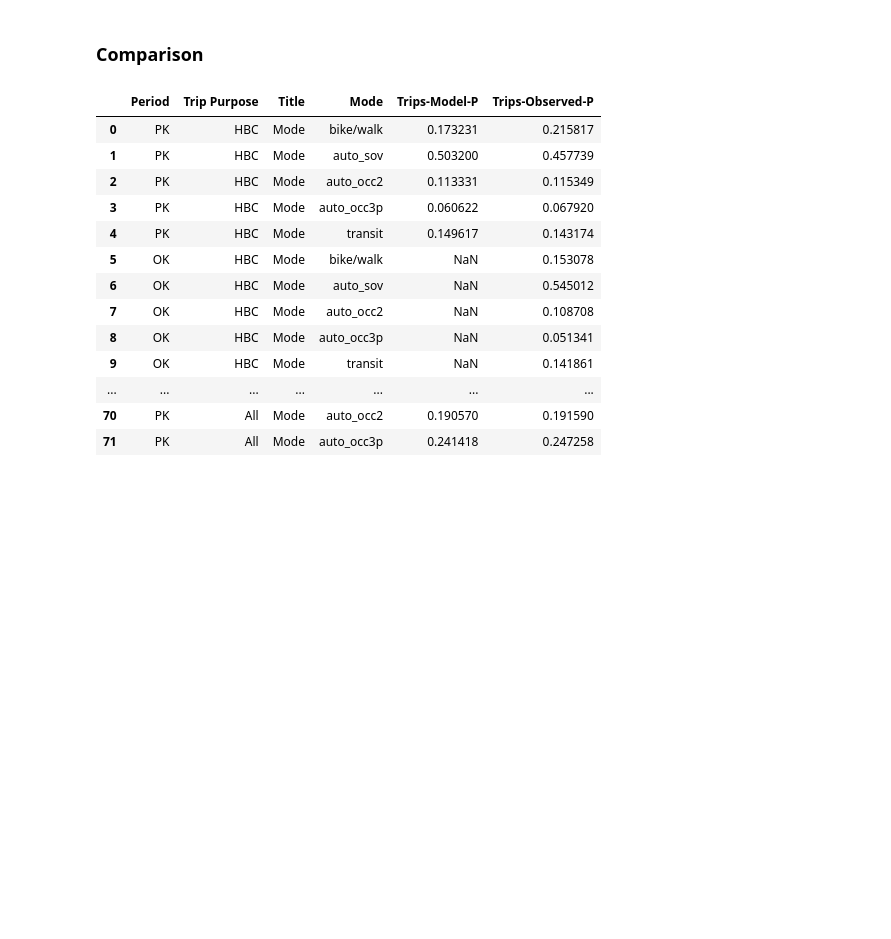
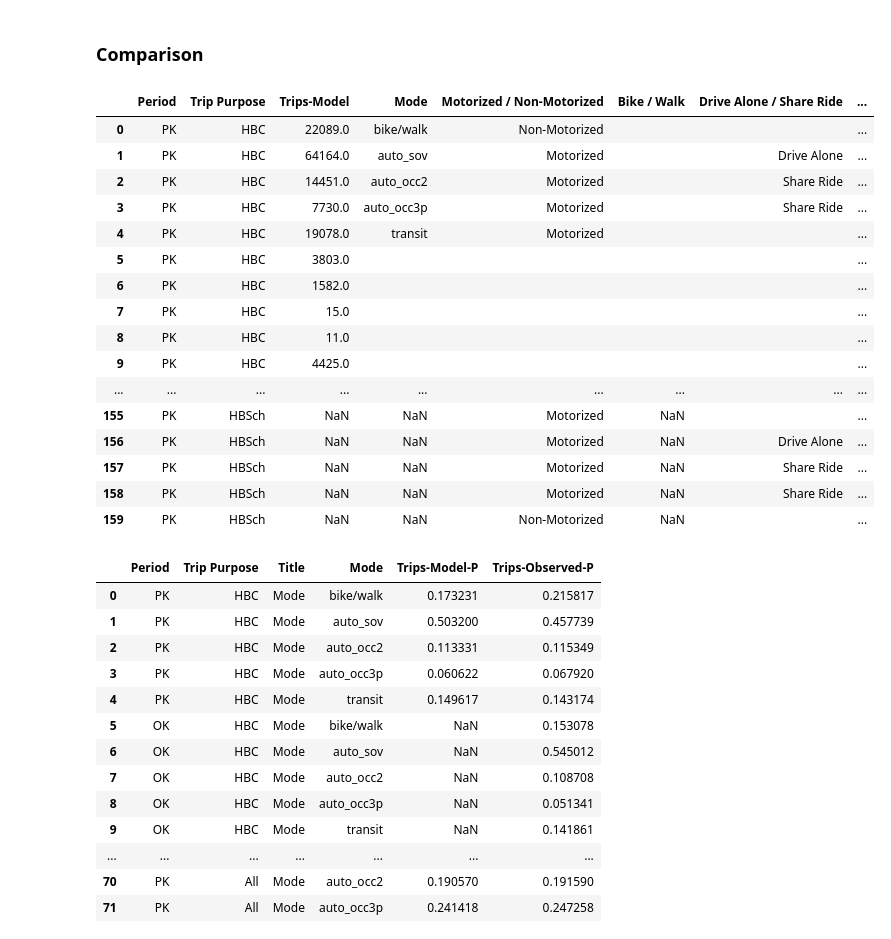
Before and after one commit to WFRCAnalytics/WF-TDM-Documentation, a Jupyter notebook: v9x/v900/calib-valid/6-mc2.ipynb, the cells around one changed output. Drawn from its saved outputs; the diff is of its cells as text; code cells hidden in the pictures; blank space fills up the shorter version.

```diff
--- a/v9x/v900/calib-valid/6-mc2.ipynb
+++ b/v9x/v900/calib-valid/6-mc2.ipynb
@@ -490,6 +490,25 @@ df_TDM_PrPuTrAc = df_TDM_PrPuTrAc.rename(columns={nameTripsTDM: nameTripsMod})
 # %%
 df_COMP = pd.DataFrame.merge(df_TDM_PrPuTrAc,df_Observed_PrPuTrAc,on=(namePeriod,namePurp,nameModeTransit,nameModeAccess,nameModeMotor,nameModeDAShare,nameModeShare23,nameModeAutoTransit),how="outer")
 pd.set_option('display.max_rows', df_COMP.shape[0]+1)
+df_COMP
+# %% [output]
+|  | Period | Trip Purpose | Trips-Model | Mode | Motorized / Non-Motorized | Bike / Walk | Drive Alone / Share Ride | ... |
+| 0 | PK | HBC | 22089.0 | bike/walk | Non-Motorized |  |  | ... |
+| 1 | PK | HBC | 64164.0 | auto_sov | Motorized |  | Drive Alone | ... |
+| 2 | PK | HBC | 14451.0 | auto_occ2 | Motorized |  | Share Ride | ... |
+| 3 | PK | HBC | 7730.0 | auto_occ3p | Motorized |  | Share Ride | ... |
+| 4 | PK | HBC | 19078.0 | transit | Motorized |  |  | ... |
+| 5 | PK | HBC | 3803.0 |  |  |  |  | ... |
+| 6 | PK | HBC | 1582.0 |  |  |  |  | ... |
+| 7 | PK | HBC | 15.0 |  |  |  |  | ... |
+| 8 | PK | HBC | 11.0 |  |  |  |  | ... |
+| 9 | PK | HBC | 4425.0 |  |  |  |  | ... |
+| ... | ... | ... | ... | ... | ... | ... | ... | ... |
+| 155 | PK | HBSch | NaN | NaN | Motorized | NaN |  | ... |
+| 156 | PK | HBSch | NaN | NaN | Motorized | NaN | Drive Alone | ... |
+| 157 | PK | HBSch | NaN | NaN | Motorized | NaN | Share Ride | ... |
+| 158 | PK | HBSch | NaN | NaN | Motorized | NaN | Share Ride | ... |
+| 159 | PK | HBSch | NaN | NaN | Non-Motorized | NaN |  | ... |
 # %%
 def filter_columns(data, column, columns):
     cols = columns + [column]
```
Also changed, not shown: parts of 5 cells of this notebook, 9 other files.
